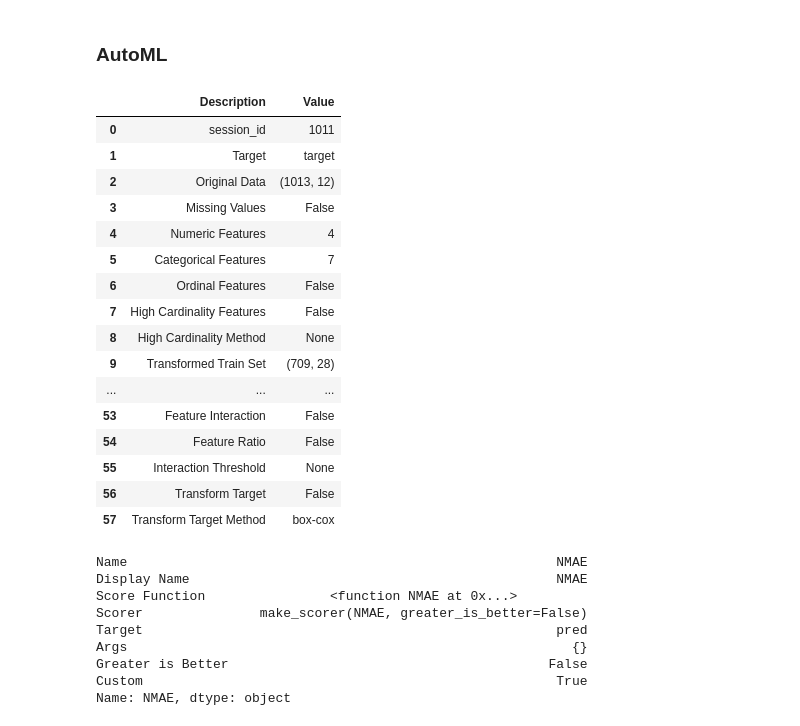
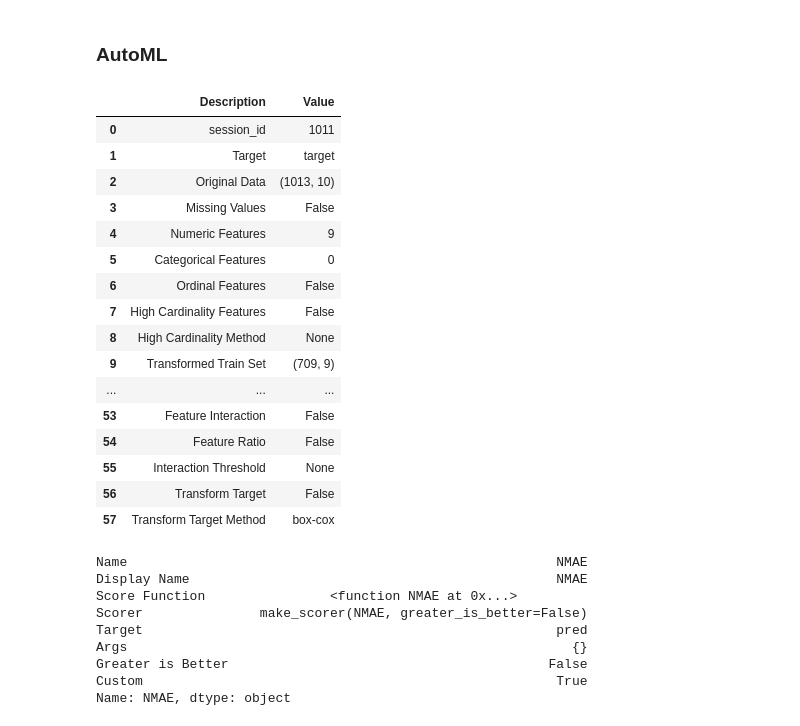
Before and after one commit to GNOEYHEAT/DACON, a Jupyter notebook: 235901_중고차 가격 예측 경진대회/2. Pycaret.ipynb, the cells around one changed output. Cells and saved outputs as stored; diff of their text form; code cells hidden in the pictures.

```diff
--- a/235901_중고차 가격 예측 경진대회/2. Pycaret.ipynb
+++ b/235901_중고차 가격 예측 경진대회/2. Pycaret.ipynb
@@ -372,3 +450,5 @@ test["fuel"].value_counts()
 petrol    416
 diesel     20
 Name: fuel, dtype: int64
+# %%
+train, test = TargetEncoder("fuel", "median", train, test)
@@ -444,3 +526,5 @@ green      16
 gold       15
 brown       7
 Name: paint, dtype: int64
+# %%
+train, test = TargetEncoder("paint", "median", train, test)
@@ -447,7 +533,2 @@ Name: paint, dtype: int64
 # %% [markdown]
 ### Correlation
-# %%
-train = train.drop(["id", "engine"], axis=1)
-test = test.drop(["id", "engine"], axis=1)
-
-train.head()
@@ -466,0 +550,5 @@ plt.show()
+# %%
+train = train.drop(["id", "transmission"], axis=1)
+test = test.drop(["id", "transmission"], axis=1)
+
+train.head()
@@ -471,19 +566,21 @@ plt.show()
 # %%
 s = setup(train, target='target',
           fold_strategy='kfold', fold=cv,
+          use_gpu=True, normalize=True, normalize_method=scaler,
+          numeric_features=['title', 'brand', 'engine', 'fuel'],
           session_id=seed, log_experiment=True)
 # %% [output]
 |  | Description | Value |
 | 0 | session_id | 1011 |
 | 1 | Target | target |
-| 2 | Original Data | (1013, 12) |
+| 2 | Original Data | (1013, 10) |
 | 3 | Missing Values | False |
-| 4 | Numeric Features | 4 |
-| 5 | Categorical Features | 7 |
+| 4 | Numeric Features | 9 |
+| 5 | Categorical Features | 0 |
 | 6 | Ordinal Features | False |
 | 7 | High Cardinality Features | False |
 | 8 | High Cardinality Method | None |
-| 9 | Transformed Train Set | (709, 28) |
+| 9 | Transformed Train Set | (709, 9) |
 | ... | ... | ... |
 | 53 | Feature Interaction | False |
 | 54 | Feature Ratio | False |
```
Also changed, not shown: parts of 31 cells of this notebook.
